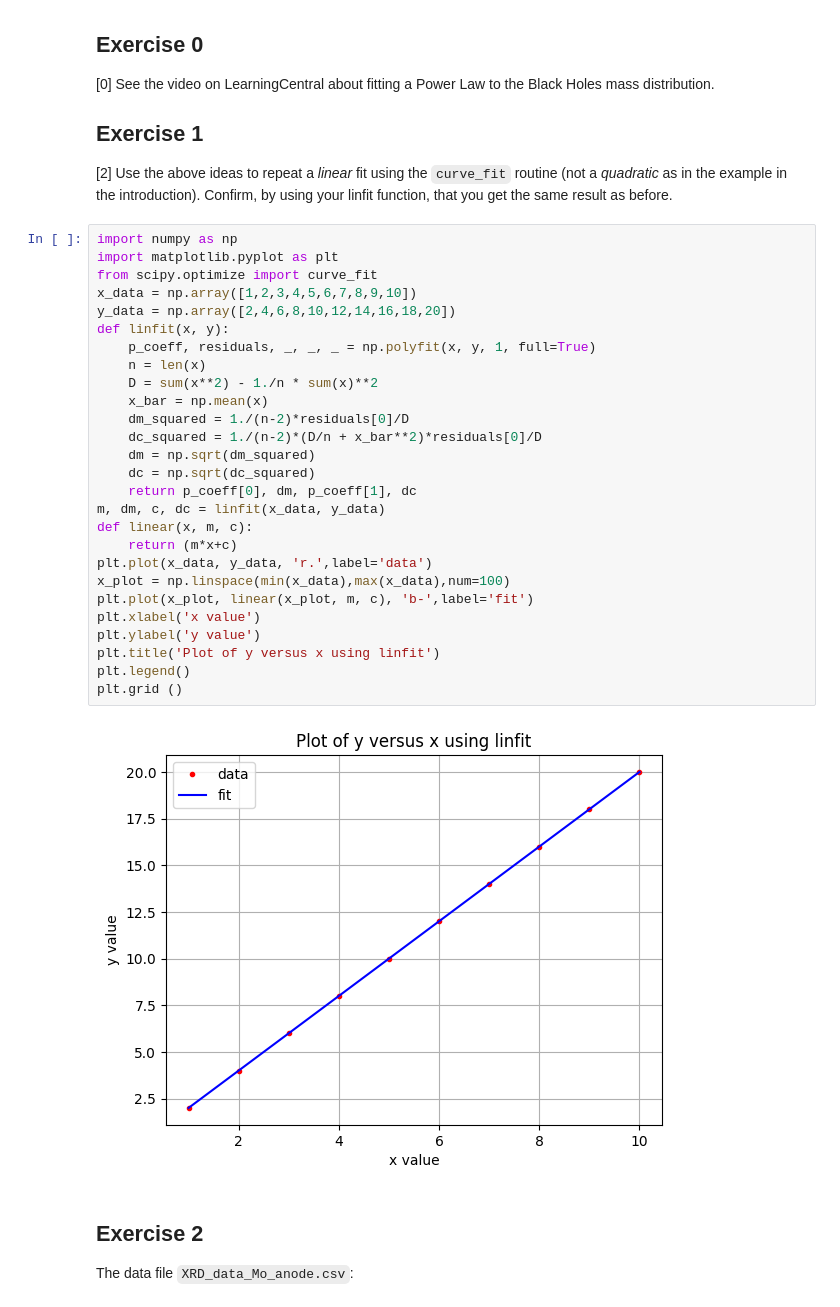
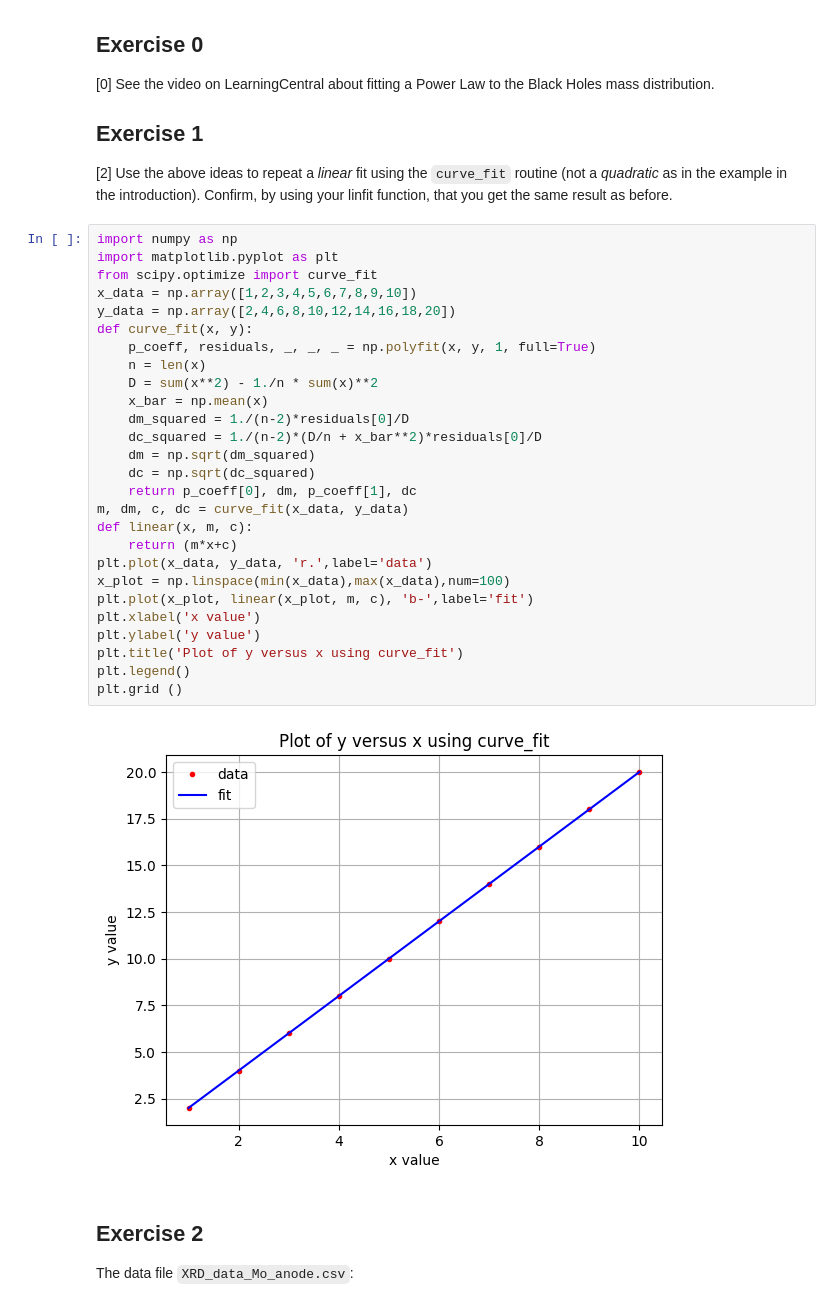
Before and after one commit to PX2145-2025/week-4-b-Williams-Carys, a Jupyter notebook: Curvefit.ipynb, the cells around one changed output. Cells and saved outputs as stored; diff of their text form.

```diff
--- a/Curvefit.ipynb
+++ b/Curvefit.ipynb
@@ -185,32 +185,32 @@ This must be marked before you leave the lab. Mark weighting is in brackets.
 # %%
 import numpy as np
 import matplotlib.pyplot as plt
 from scipy.optimize import curve_fit
 x_data = np.array([1,2,3,4,5,6,7,8,9,10])
 y_data = np.array([2,4,6,8,10,12,14,16,18,20])
-def linfit(x, y):
+def curve_fit(x, y):
     p_coeff, residuals, _, _, _ = np.polyfit(x, y, 1, full=True)
     n = len(x)
     D = sum(x**2) - 1./n * sum(x)**2
     x_bar = np.mean(x)
     dm_squared = 1./(n-2)*residuals[0]/D
     dc_squared = 1./(n-2)*(D/n + x_bar**2)*residuals[0]/D
     dm = np.sqrt(dm_squared)
     dc = np.sqrt(dc_squared)
     return p_coeff[0], dm, p_coeff[1], dc
-m, dm, c, dc = linfit(x_data, y_data)
+m, dm, c, dc = curve_fit(x_data, y_data)
 def linear(x, m, c):
     return (m*x+c)
 plt.plot(x_data, y_data, 'r.',label='data')
 x_plot = np.linspace(min(x_data),max(x_data),num=100)
 plt.plot(x_plot, linear(x_plot, m, c), 'b-',label='fit')
 plt.xlabel('x value')
 plt.ylabel('y value')
-plt.title('Plot of y versus x using linfit')
+plt.title('Plot of y versus x using curve_fit')
 plt.legend()
 plt.grid ()
 # %% [output]
-[figure, old version]
+[figure, new version]
 # %% [markdown]
 ## Exercise 2
 The data file `XRD_data_Mo_anode.csv`:
```
Also changed, not shown: parts of 2 cells of this notebook.
